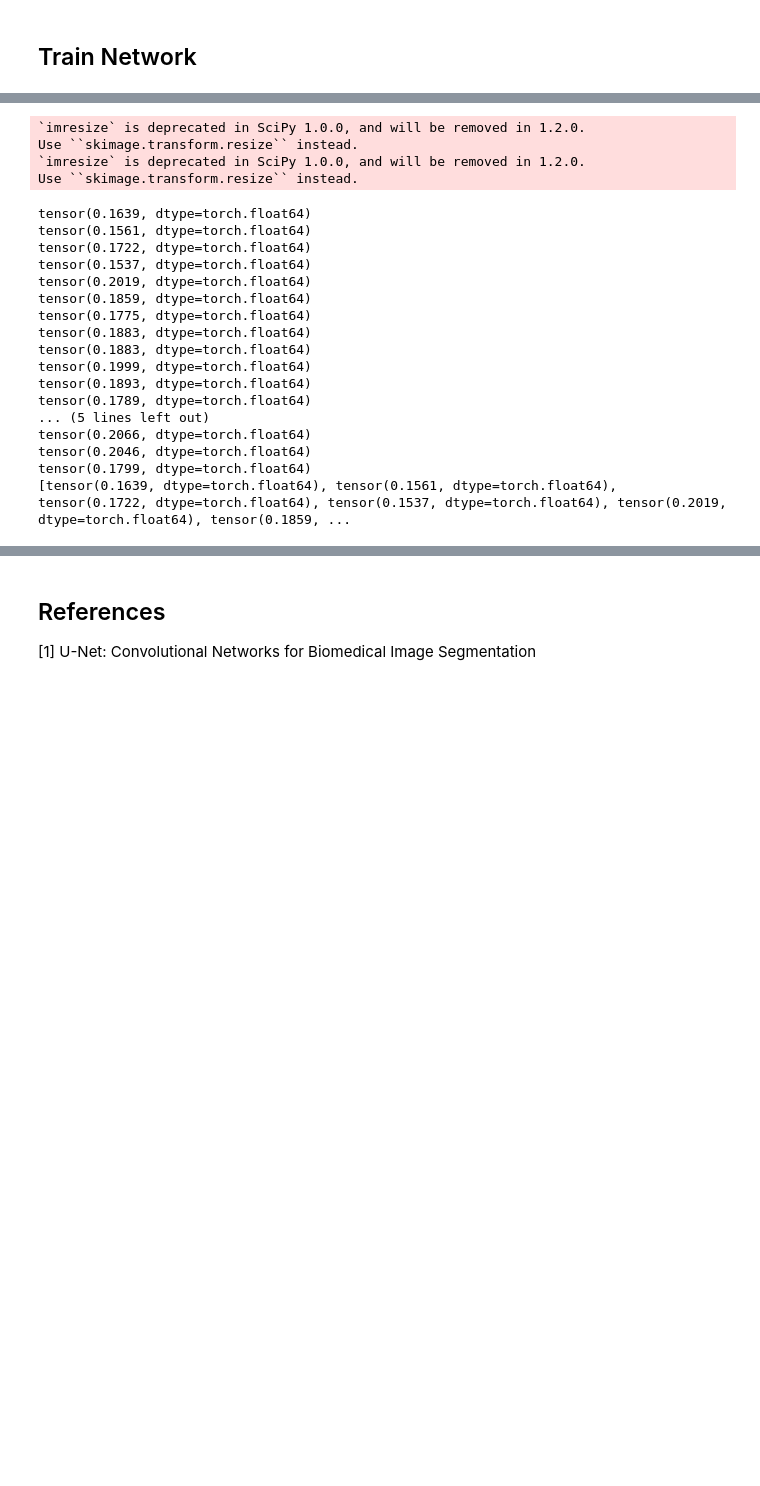
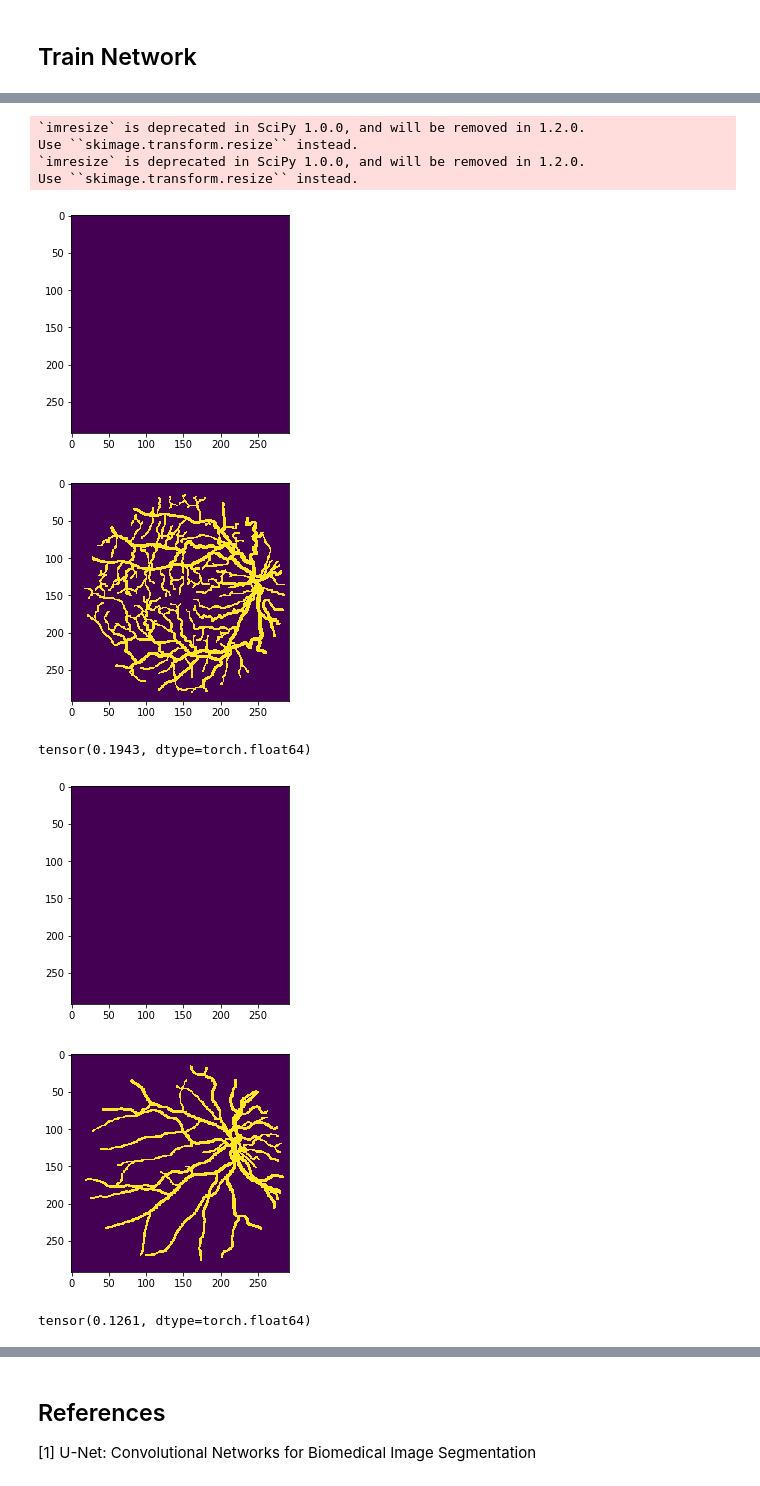
Before and after one commit to rjoe5020/UNet, a Jupyter notebook: UNet_new.ipynb, the cells around one changed output, grey strips where cells are left out. Saved outputs shown, nothing was run; the diff lists cells and outputs as text; code cells hidden in the pictures; blank space fills up the shorter version.

```diff
--- a/UNet_new.ipynb
+++ b/UNet_new.ipynb
@@ -135,11 +135,11 @@ The function torch.nn.functional.corss_entropy() does exactly this.
 # %%
 def EngergyFunction(featuremap, target):
     featuremap = featuremap.transpose(1, 2).transpose(2, 3).contiguous().view(-1, 2)
-    target = target/255
+    #target = target/255
     #target = target+1
     target = target.contiguous().view(-1)
-    loss = F.cross_entropy(featuremap, target,reduction='elementwise_mean',)
-
+    loss = F.cross_entropy(featuremap, target, reduction='elementwise_mean', weight = torch.tensor([1., 2.75]))
+    # weight = 2.75 -> just black, weight = 3.5 -> mask
     return loss
 # %% [markdown]
 ## Optimizer
@@ -182,9 +182,12 @@ class SegmentationDataset(data.Dataset):
         return image,label
 
     def transform(self, image, label):
-        #print(image.shape)
         image = m.imresize(image, (292,282))
         label = m.imresize(label, (292,282))
+        # make sure that there are only 0 and 1 in the label
+        mask = np.full((292, 282), 1)
+        label = np.logical_and(label, mask)
+        label = label.astype(int)
         #print(image.shape)
         image = image[:, :, ::-1]  # RGB -> BGR????
         image = image.astype(np.float64)
@@ -195,8 +198,8 @@ class SegmentationDataset(data.Dataset):
         label = torch.from_numpy(label).long()
         return image,label
 
-train_image_path = './data/training/images/'
-train_label_path = './data/training/1st_manual/'
+train_image_path = './data/training_copy/images/'
+train_label_path = './data/training_copy/1st_manual/'
 test_image_path = './data/test/images/'
 test_label_path = './data/test/1st_manual/'
 trainlist = dataLister(train_image_path,train_label_path)
@@ -217,13 +222,14 @@ losses = []
 unet.train()
 #device = torch.device("cuda" if torch.cuda.is_available() else "cpu")
 # loss seems to converge after 1o epochs to 1.53
-for epoch in range(10):
+for epoch in range(20):
     epoch_loss = 0
     for i, data in enumerate(train_loader, 0):
         # get the inputs
         inputs, labels = data
         #inputs = inputs.to(device)
         #labels = labels.to(device)
+        #imshow(labels)
         optimizer.zero_grad()
 
         output = unet(inputs)
@@ -263,43 +269,41 @@ Use ``skimage.transform.resize`` instead.
 # %%
 l = []
 unet.eval()
 #device = torch.device("cuda" if torch.cuda.is_available() else "cpu")
 
-for i, data in enumerate(test_loader, 0):
+for i, data in enumerate(train_loader, 0):
     # get the inputs
     inputs, labels = data
     #inputs = inputs.to(device)
     #labels = labels.to(device)
 
     output = unet(inputs)
     pred = output.data.max(1)[1].cpu().numpy()
     pred = np.resize(pred,(292,292))
 
     pred_map = np.logical_xor(pred,labels)
     pred_map = pred_map.type(torch.DoubleTensor)
     loss = torch.sum(pred_map)/(292*292)
     l.append(loss)
 
+    plt.imshow(pred)
+    plt.show()
+
+    npimg = labels.numpy()
+    npimg = np.transpose(npimg, (1, 2, 0))
+    npimg = np.reshape(npimg, (292, 292))
+    plt.imshow(npimg)
+    plt.show()
+
     print(loss)
 # %% [output]
 `imresize` is deprecated in SciPy 1.0.0, and will be removed in 1.2.0.
 Use ``skimage.transform.resize`` instead.
 `imresize` is deprecated in SciPy 1.0.0, and will be removed in 1.2.0.
 Use ``skimage.transform.resize`` instead.
+[figure, added]
+[figure, added]
-tensor(0.1639, dtype=torch.float64)
-tensor(0.1561, dtype=torch.float64)
-tensor(0.1722, dtype=torch.float64)
-tensor(0.1537, dtype=torch.float64)
-tensor(0.2019, dtype=torch.float64)
-tensor(0.1859, dtype=torch.float64)
-tensor(0.1775, dtype=torch.float64)
-tensor(0.1883, dtype=torch.float64)
-tensor(0.1883, dtype=torch.float64)
-tensor(0.1999, dtype=torch.float64)
-tensor(0.1893, dtype=torch.float64)
-tensor(0.1789, dtype=torch.float64)
-... (5 lines left out)
-tensor(0.2066, dtype=torch.float64)
-tensor(0.2046, dtype=torch.float64)
-tensor(0.1799, dtype=torch.float64)
-[tensor(0.1639, dtype=torch.float64), tensor(0.1561, dtype=torch.float64), tensor(0.1722, dtype=torch.float64), tensor(0.1537, dtype=torch.float64), tensor(0.2019, dtype=torch.float64), tensor(0.1859, ...
+tensor(0.1943, dtype=torch.float64)
+[figure, added]
+[figure, added]
+tensor(0.1261, dtype=torch.float64)
```
Also changed, not shown: parts of 6 cells of this notebook.
